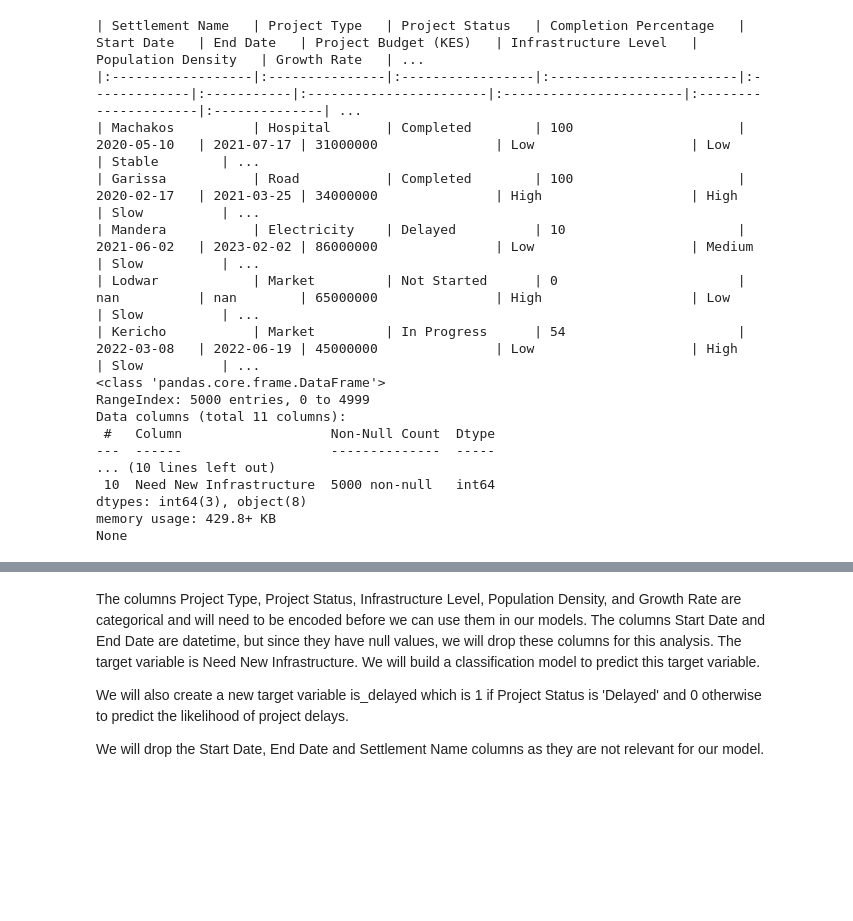
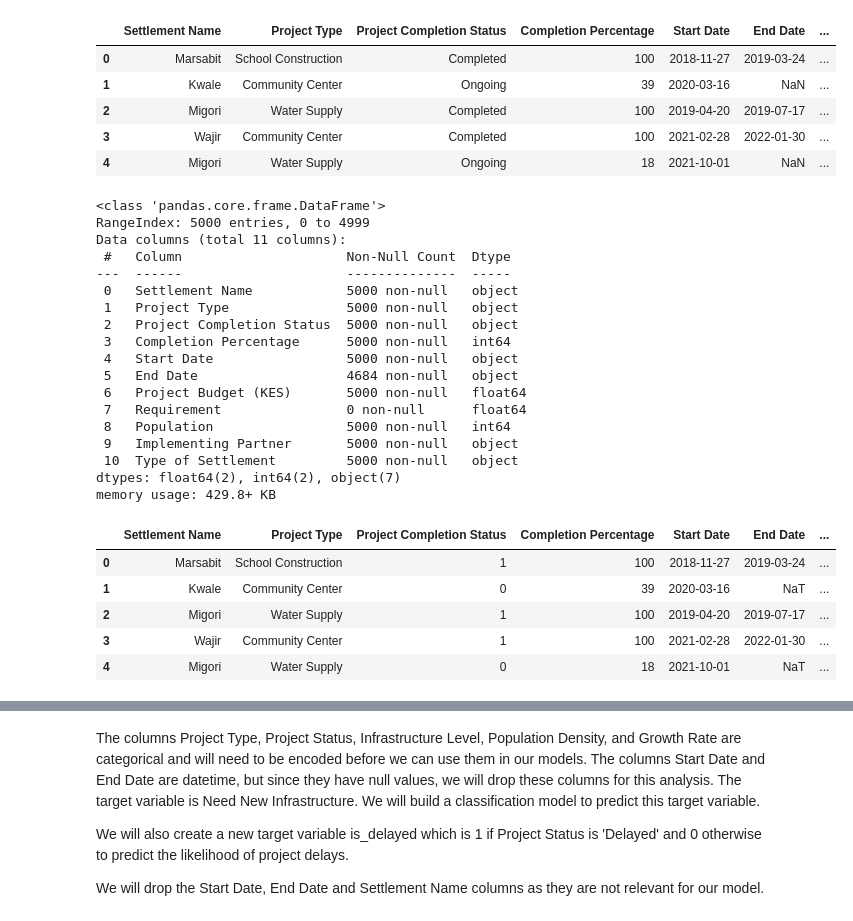
Before and after one commit to zeehayat/DEMO, a Jupyter notebook: Analysis of Dataset.ipynb, the cells around one changed output, grey strips where cells are left out. Cells and saved outputs as stored; diff of their text form; code cells hidden in the pictures; blank space fills up the shorter version.

```diff
--- a/Analysis of Dataset.ipynb
+++ b/Analysis of Dataset.ipynb
@@ -1,32 +1,41 @@
 # %%
 import pandas as pd
 
 pd.set_option('display.max_rows', None)
 pd.set_option('display.max_columns', None)
 
 # Read the CSV file into a DataFrame
-df = pd.read_csv('DATA/infrastructure_deliverables.csv')
+df = pd.read_csv('DATA/kenyan_projects_dataset.csv')
 
 # Display the first 5 rows
-print(df.head().to_markdown(index=False, numalign="left", stralign="left"))
+df.head()
 
 # Print the column names and their data types
-print(df.info())
 # %% [output]
-| Settlement Name   | Project Type   | Project Status   | Completion Percentage   | Start Date   | End Date   | Project Budget (KES)   | Infrastructure Level   | Population Density   | Growth Rate   | ...
-|:------------------|:---------------|:-----------------|:------------------------|:-------------|:-----------|:-----------------------|:-----------------------|:---------------------|:--------------| ...
-| Machakos          | Hospital       | Completed        | 100                     | 2020-05-10   | 2021-07-17 | 31000000               | Low                    | Low                  | Stable        | ...
-| Garissa           | Road           | Completed        | 100                     | 2020-02-17   | 2021-03-25 | 34000000               | High                   | High                 | Slow          | ...
-| Mandera           | Electricity    | Delayed          | 10                      | 2021-06-02   | 2023-02-02 | 86000000               | Low                    | Medium               | Slow          | ...
-| Lodwar            | Market         | Not Started      | 0                       | nan          | nan        | 65000000               | High                   | Low                  | Slow          | ...
-| Kericho           | Market         | In Progress      | 54                      | 2022-03-08   | 2022-06-19 | 45000000               | Low                    | High                 | Slow          | ...
-<class 'pandas.core.frame.DataFrame'>
-RangeIndex: 5000 entries, 0 to 4999
-Data columns (total 11 columns):
- #   Column                   Non-Null Count  Dtype
----  ------                   --------------  -----
-... (10 lines left out)
- 10  Need New Infrastructure  5000 non-null   int64
-dtypes: int64(3), object(8)
-memory usage: 429.8+ KB
-None
+|  | Settlement Name | Project Type | Project Completion Status | Completion Percentage | Start Date | End Date | ... |
+| 0 | Marsabit | School Construction | Completed | 100 | 2018-11-27 | 2019-03-24 | ... |
+| 1 | Kwale | Community Center | Ongoing | 39 | 2020-03-16 | NaN | ... |
+| 2 | Migori | Water Supply | Completed | 100 | 2019-04-20 | 2019-07-17 | ... |
+| 3 | Wajir | Community Center | Completed | 100 | 2021-02-28 | 2022-01-30 | ... |
+| 4 | Migori | Water Supply | Ongoing | 18 | 2021-10-01 | NaN | ... |
+# %%
+df.info()
+# %% [output]
+<class 'pandas.core.frame.DataFrame'>
+RangeIndex: 5000 entries, 0 to 4999
+Data columns (total 11 columns):
+ #   Column                     Non-Null Count  Dtype
+---  ------                     --------------  -----
+ 0   Settlement Name            5000 non-null   object
+ 1   Project Type               5000 non-null   object
+ 2   Project Completion Status  5000 non-null   object
+ 3   Completion Percentage      5000 non-null   int64
+ 4   Start Date                 5000 non-null   object
+ 5   End Date                   4684 non-null   object
+ 6   Project Budget (KES)       5000 non-null   float64
+ 7   Requirement                0 non-null      float64
+ 8   Population                 5000 non-null   int64
+ 9   Implementing Partner       5000 non-null   object
+ 10  Type of Settlement         5000 non-null   object
+dtypes: float64(2), int64(2), object(7)
+memory usage: 429.8+ KB
@@ -32,0 +47,9 @@ None
+# %%
+df.head()
+# %% [output]
+|  | Settlement Name | Project Type | Project Completion Status | Completion Percentage | Start Date | End Date | ... |
+| 0 | Marsabit | School Construction | 1 | 100 | 2018-11-27 | 2019-03-24 | ... |
+| 1 | Kwale | Community Center | 0 | 39 | 2020-03-16 | NaT | ... |
+| 2 | Migori | Water Supply | 1 | 100 | 2019-04-20 | 2019-07-17 | ... |
+| 3 | Wajir | Community Center | 1 | 100 | 2021-02-28 | 2022-01-30 | ... |
+| 4 | Migori | Water Supply | 0 | 18 | 2021-10-01 | NaT | ... |
```
Also changed, not shown: parts of 30 cells of this notebook, 10 other files.
